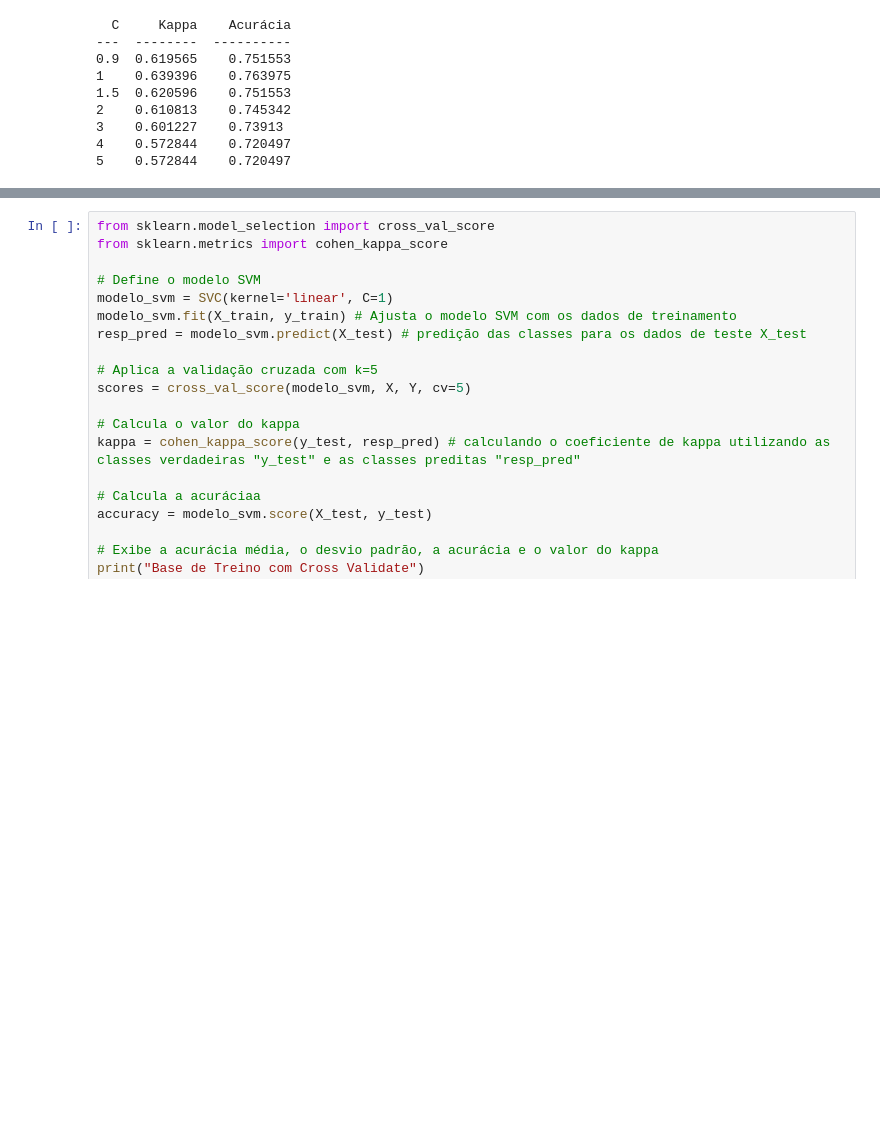
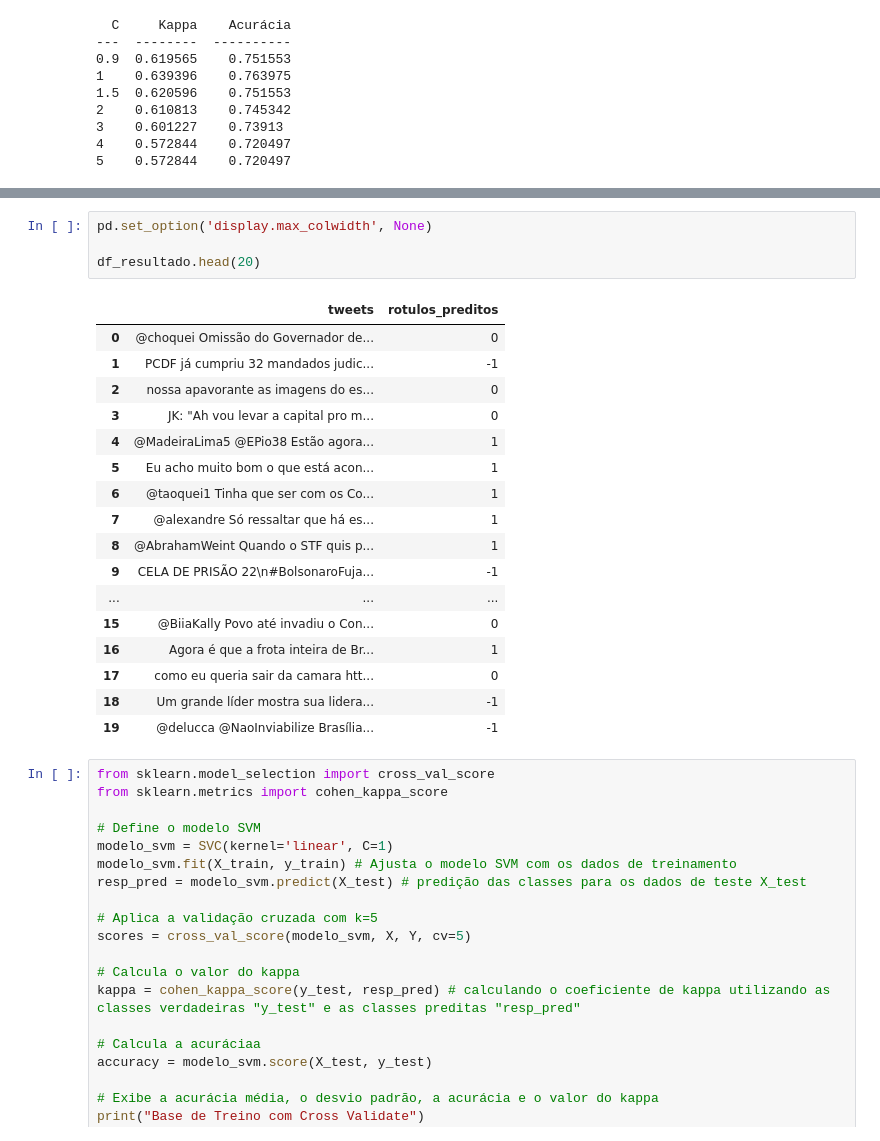
Before and after one commit to Jownao/tweets-sentiment-analysis, a Jupyter notebook: Sentiment_analysis.ipynb, the cells around one changed output, grey strips where cells are left out. Drawn from its saved outputs; the diff is of its cells as text; blank space fills up the shorter version.

```diff
--- a/Sentiment_analysis.ipynb
+++ b/Sentiment_analysis.ipynb
@@ -823,3 +870,25 @@ print(tabulate(results, headers=headers))
+# %%
+pd.set_option('display.max_colwidth', None)
+
+df_resultado.head(20)
+# %% [output]
+|  | tweets | rotulos_preditos |
+| 0 | @choquei Omissão do Governador de... | 0 |
+| 1 | PCDF já cumpriu 32 mandados judic... | -1 |
+| 2 | nossa apavorante as imagens do es... | 0 |
+| 3 | JK: "Ah vou levar a capital pro m... | 0 |
+| 4 | @MadeiraLima5 @EPio38 Estão agora... | 1 |
+| 5 | Eu acho muito bom o que está acon... | 1 |
+| 6 | @taoquei1 Tinha que ser com os Co... | 1 |
+| 7 | @alexandre Só ressaltar que há es... | 1 |
+| 8 | @AbrahamWeint Quando o STF quis p... | 1 |
+| 9 | CELA DE PRISÃO 22\n#BolsonaroFuja... | -1 |
+| ... | ... | ... |
+| 15 | @BiiaKally Povo até invadiu o Con... | 0 |
+| 16 | Agora é que a frota inteira de Br... | 1 |
+| 17 | como eu queria sair da camara htt... | 0 |
+| 18 | Um grande líder mostra sua lidera... | -1 |
+| 19 | @delucca @NaoInviabilize Brasília... | -1 |
 # %%
 from sklearn.model_selection import cross_val_score
 from sklearn.metrics import cohen_kappa_score
```
Also changed, not shown: parts of 2 cells of this notebook.
